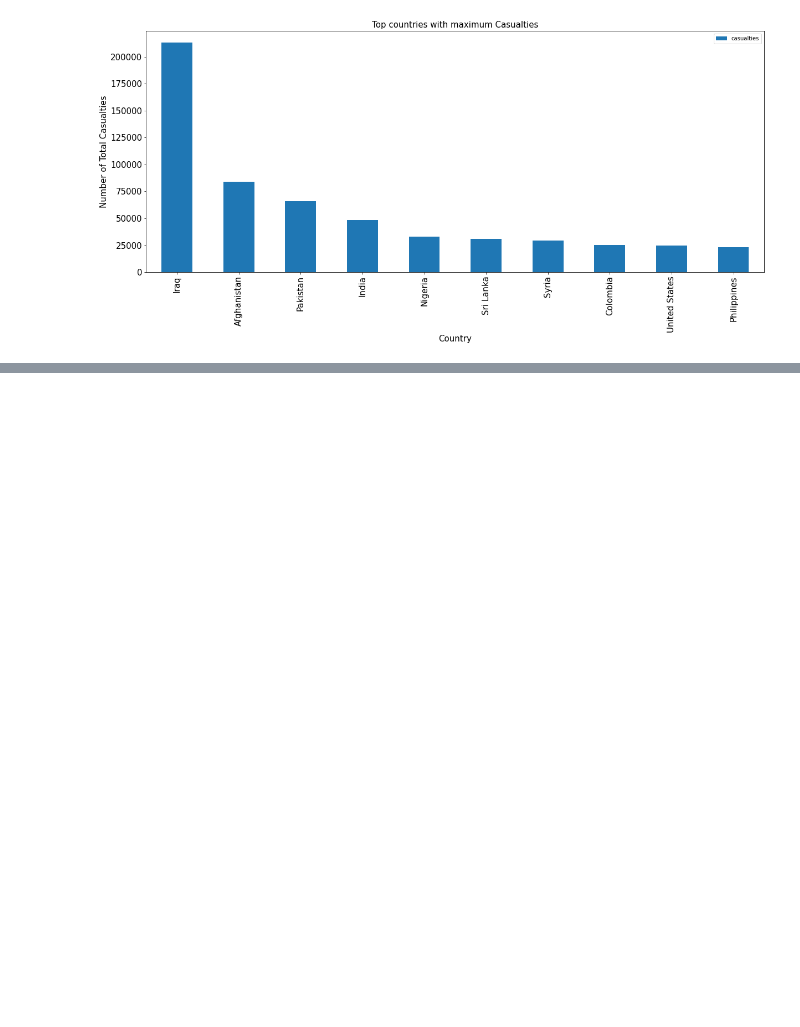
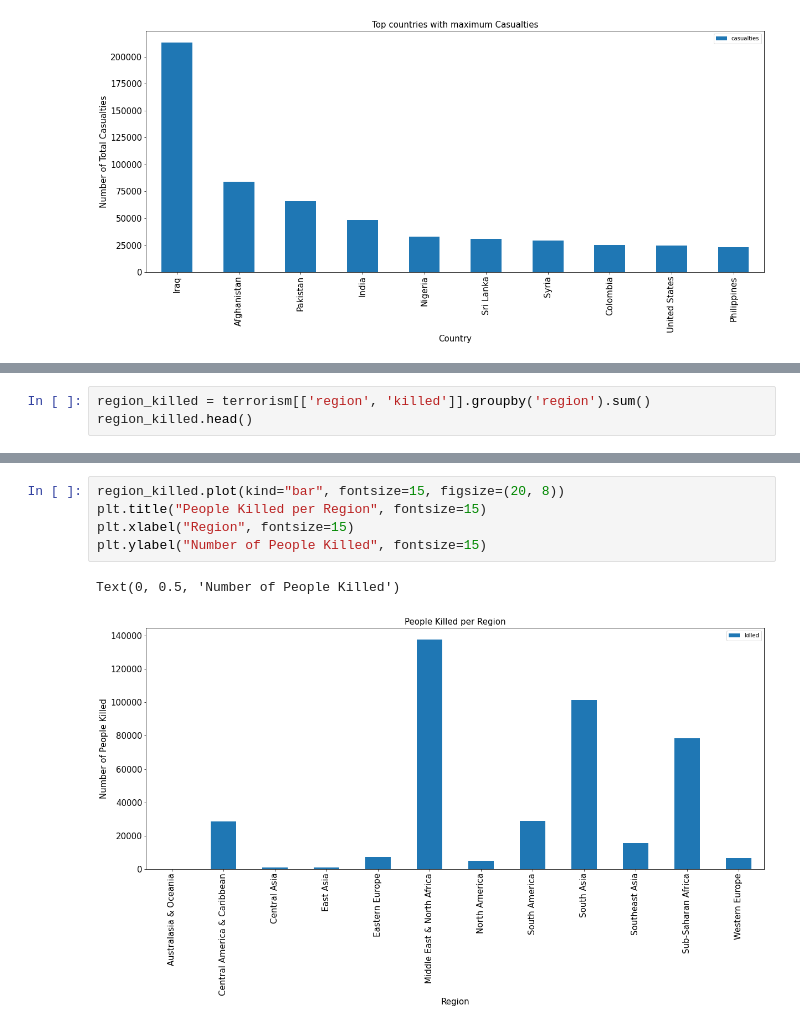
Before and after one commit to kumarraviranjan845/Global-Terrorism-Analysis, a Jupyter notebook: Global_Terrorism_Analysis_Capstone_Project.ipynb, the cells around one changed output, grey strips where cells are left out. Drawn from its saved outputs; the diff is of its cells as text; blank space fills up the shorter version.

```diff
--- a/Global_Terrorism_Analysis_Capstone_Project.ipynb
+++ b/Global_Terrorism_Analysis_Capstone_Project.ipynb
@@ -524,0 +569,3 @@ Text(0, 0.5, 'Number of Total Casualties')
+# %%
+region_killed = terrorism[['region', 'killed']].groupby('region').sum()
+region_killed.head()
@@ -524,0 +580,8 @@ Text(0, 0.5, 'Number of Total Casualties')
+# %%
+region_killed.plot(kind="bar", fontsize=15, figsize=(20, 8))
+plt.title("People Killed per Region", fontsize=15)
+plt.xlabel("Region", fontsize=15)
+plt.ylabel("Number of People Killed", fontsize=15)
+# %% [output]
+Text(0, 0.5, 'Number of People Killed')
+[figure, added]
```
Also changed, not shown: parts of 140 cells of this notebook.
